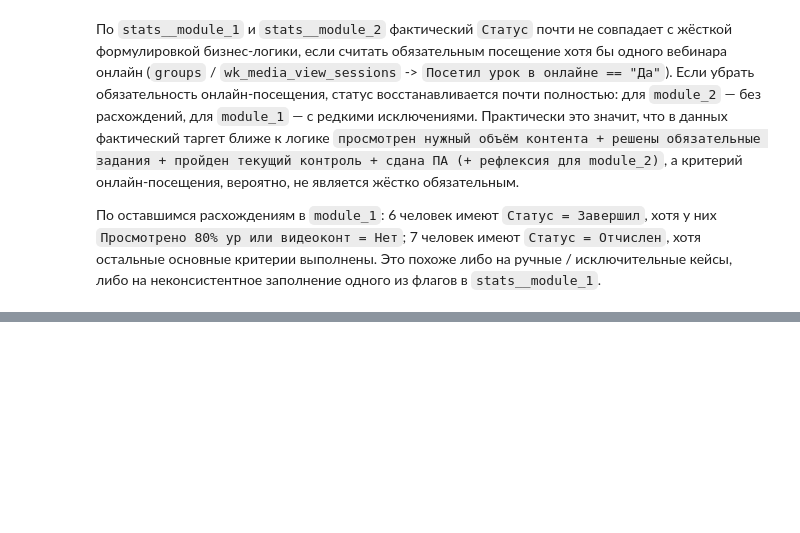
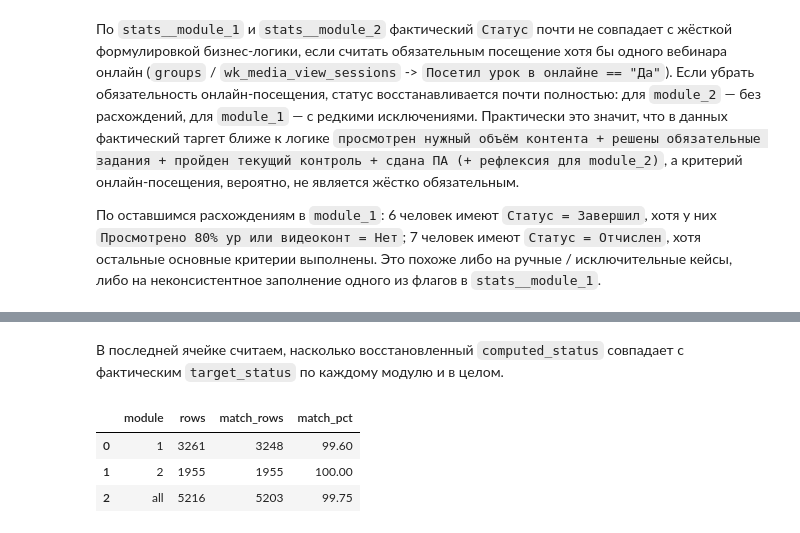
Before and after one commit to mariyakukhtinova-sys/hackaton_mipt_ds_25, a Jupyter notebook: dataset_cleaning.ipynb, the cells around one changed output, grey strips where cells are left out. Drawn from its saved outputs; the diff is of its cells as text; code cells hidden in the pictures; blank space fills up the shorter version.

```diff
--- a/dataset_cleaning.ipynb
+++ b/dataset_cleaning.ipynb
@@ -1108,0 +1116,33 @@ display(target_logic_df.head())
+# %% [markdown]
+В последней ячейке считаем, насколько восстановленный `computed_status` совпадает с фактическим `target_status` по каждому модулю и в целом.
+# %%
+module_1_matches = target_logic_df[target_logic_df["module"] == 1]
+module_2_matches = target_logic_df[target_logic_df["module"] == 2]
+
+status_match_summary_df = pd.DataFrame(
+    {
+        "module": [1, 2, "all"],
+        "rows": [
+            module_1_matches.shape[0],
+            module_2_matches.shape[0],
+            target_logic_df.shape[0],
+        ],
+        "match_rows": [
+            (module_1_matches["computed_status"] == module_1_matches["target_status"]).sum(),
+            (module_2_matches["computed_status"] == module_2_matches["target_status"]).sum(),
+            (target_logic_df["computed_status"] == target_logic_df["target_status"]).sum(),
+        ],
+        "match_pct": [
+            round((module_1_matches["computed_status"] == module_1_matches["target_status"]).mean() * 100, 2),
+            round((module_2_matches["computed_status"] == module_2_matches["target_status"]).mean() * 100, 2),
+            round((target_logic_df["computed_status"] == target_logic_df["target_status"]).mean() * 100, 2),
+        ],
+    }
+)
+
+display(status_match_summary_df)
+# %% [output]
+|  | module | rows | match_rows | match_pct |
+| 0 | 1 | 3261 | 3248 | 99.60 |
+| 1 | 2 | 1955 | 1955 | 100.00 |
+| 2 | all | 5216 | 5203 | 99.75 |
```
Also changed, not shown: parts of 8 cells of this notebook, 1 other file.
